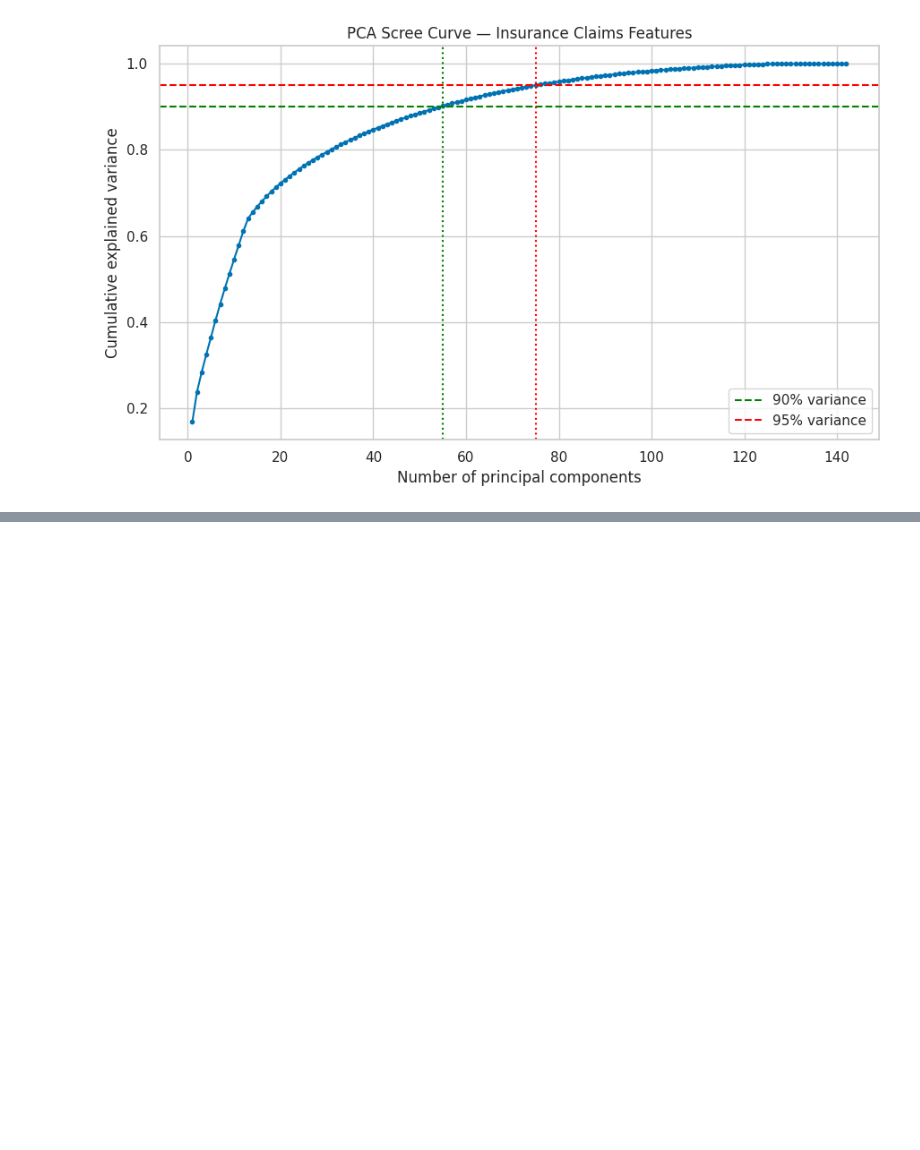
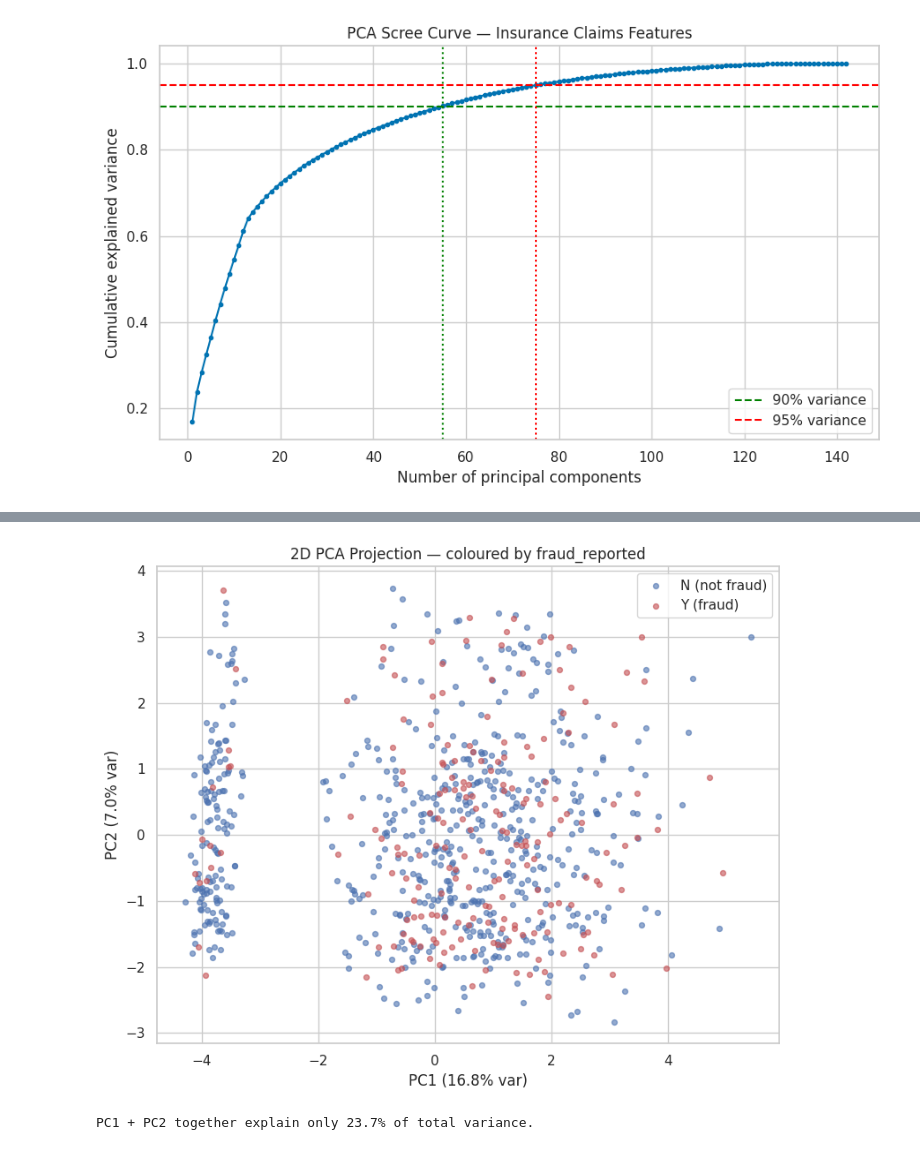
Before and after one commit to GVR2007/AI-risk-analysis, a Jupyter notebook: notebooks/classification.ipynb, the cells around one changed output, grey strips where cells are left out. Drawn from its saved outputs; the diff is of its cells as text; code cells hidden in the pictures; blank space fills up the shorter version.

```diff
--- a/notebooks/classification.ipynb
+++ b/notebooks/classification.ipynb
@@ -358,0 +363,20 @@ Components needed for 95% variance: 75
+# %%
+pca_2d = PCA(n_components=2, random_state=RANDOM_STATE)
+X_train_pca2 = pca_2d.fit_transform(X_train_enc)
+
+plt.figure(figsize=(8, 6.5))
+for cls, label, color in [(0, 'N (not fraud)', '#4C72B0'), (1, 'Y (fraud)', '#C44E52')]:
+    mask = y_train.values == cls
+    plt.scatter(X_train_pca2[mask, 0], X_train_pca2[mask, 1], s=18, alpha=0.6, label=label, color=color)
+plt.xlabel(f'PC1 ({pca_2d.explained_variance_ratio_[0]:.1%} var)')
+plt.ylabel(f'PC2 ({pca_2d.explained_variance_ratio_[1]:.1%} var)')
+plt.title('2D PCA Projection — coloured by fraud_reported')
+plt.legend()
+plt.tight_layout()
+plt.savefig('../models/clf_pca_2d_scatter.png', bbox_inches='tight')
+plt.show()
+
+print(f'PC1 + PC2 together explain only {pca_2d.explained_variance_ratio_.sum():.1%} of total variance.')
+# %% [output]
+[figure, added]
+PC1 + PC2 together explain only 23.7% of total variance.
```
Also changed, not shown: parts of 2 cells of this notebook.
